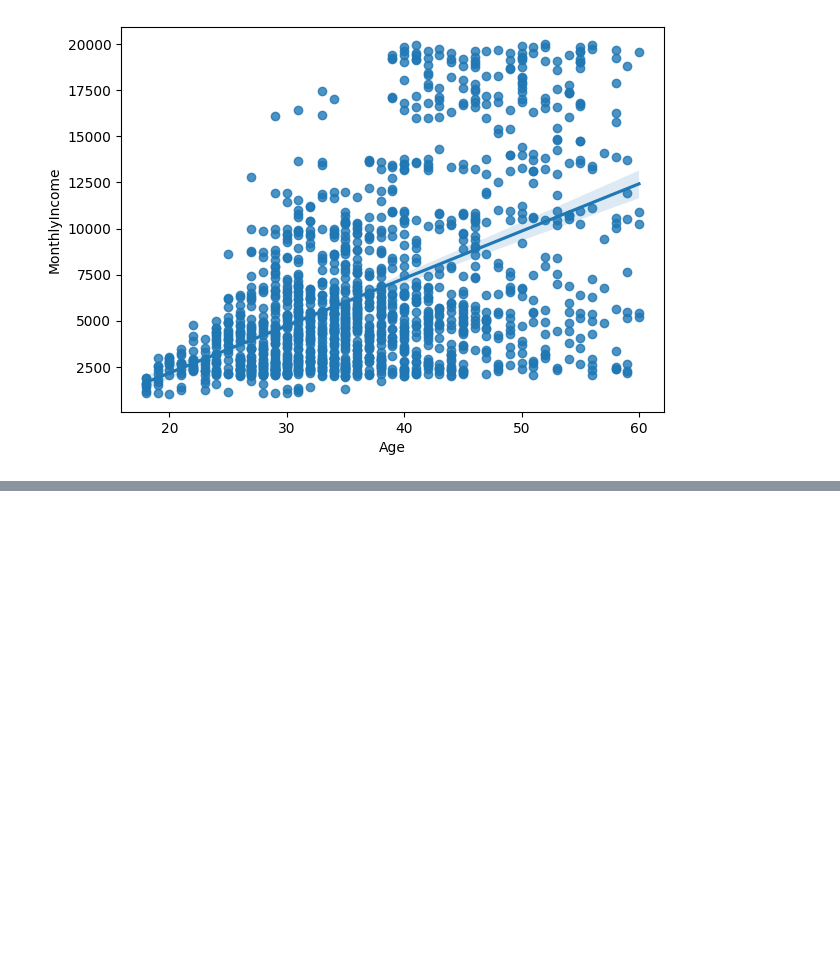
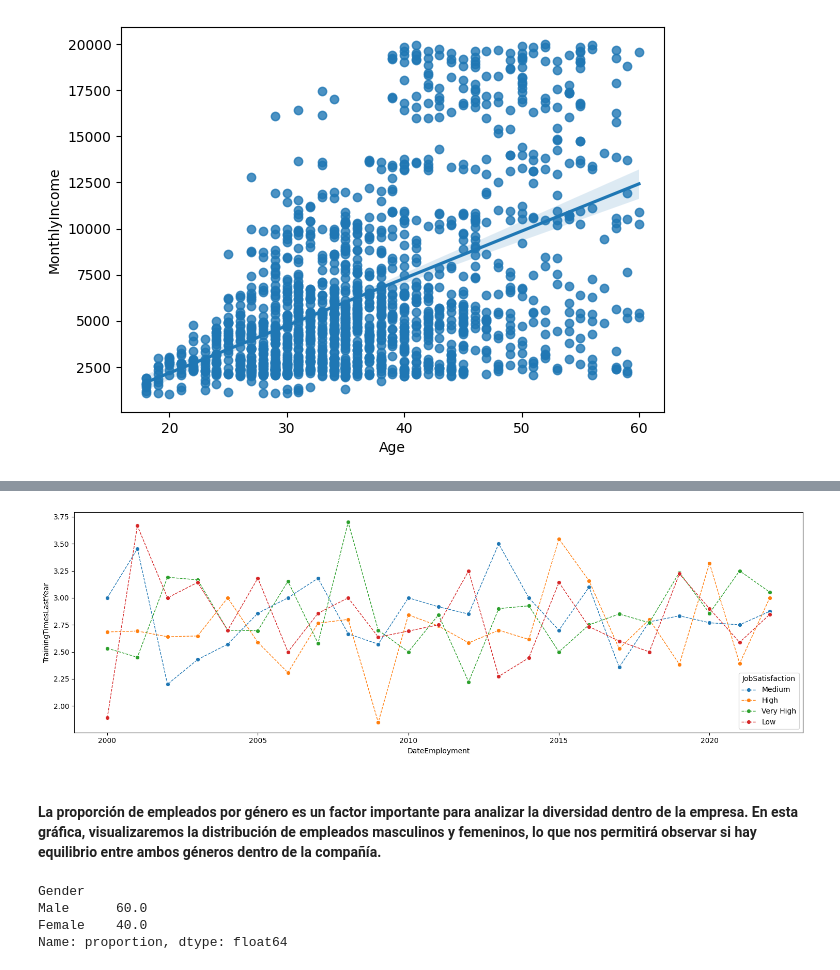
Before and after one commit to jgilsu11/Teoria, a Jupyter notebook: Modulo2/teoria/problema-enunciado.ipynb, the cells around one changed output, grey strips where cells are left out. Cells and saved outputs as stored; diff of their text form; code cells hidden in the pictures; blank space fills up the shorter version.

```diff
--- a/Modulo2/teoria/problema-enunciado.ipynb
+++ b/Modulo2/teoria/problema-enunciado.ipynb
@@ -239,0 +288,16 @@ sns.regplot(x= "Age", y = "MonthlyIncome", data= df)    #La s es para cambiar el
+# %%
+plt.figure(figsize= (15,5))
+sns.lineplot(x= df["DateEmployment"].dt.year, y = df["TrainingTimesLastYear"],hue= "JobSatisfaction", marker= "o", linewidth= 1, linestyle= "dashed", errorbar= None,  data= df)
+plt.tight_layout()
+# %% [output]
+[figure, added]
+# %% [markdown]
+#### La proporción de empleados por género es un factor importante para analizar la diversidad dentro de la empresa. En esta gráfica, visualizaremos la distribución de empleados masculinos y femeninos, lo que nos permitirá observar si hay equilibrio entre ambos géneros dentro de la compañía.
+# %%
+proporcion= df["Gender"].value_counts(normalize= True)*100
+proporcion
+# %% [output]
+Gender
+Male      60.0
+Female    40.0
+Name: proportion, dtype: float64
```
Also changed, not shown: parts of 10 cells of this notebook.
